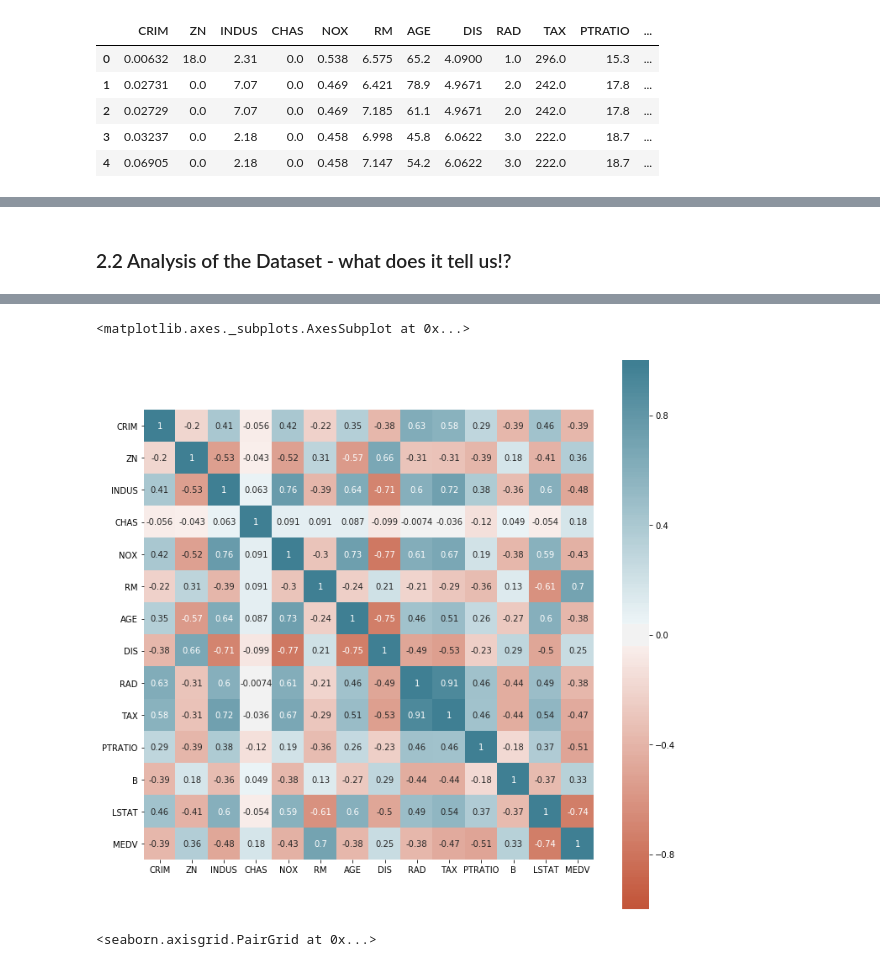
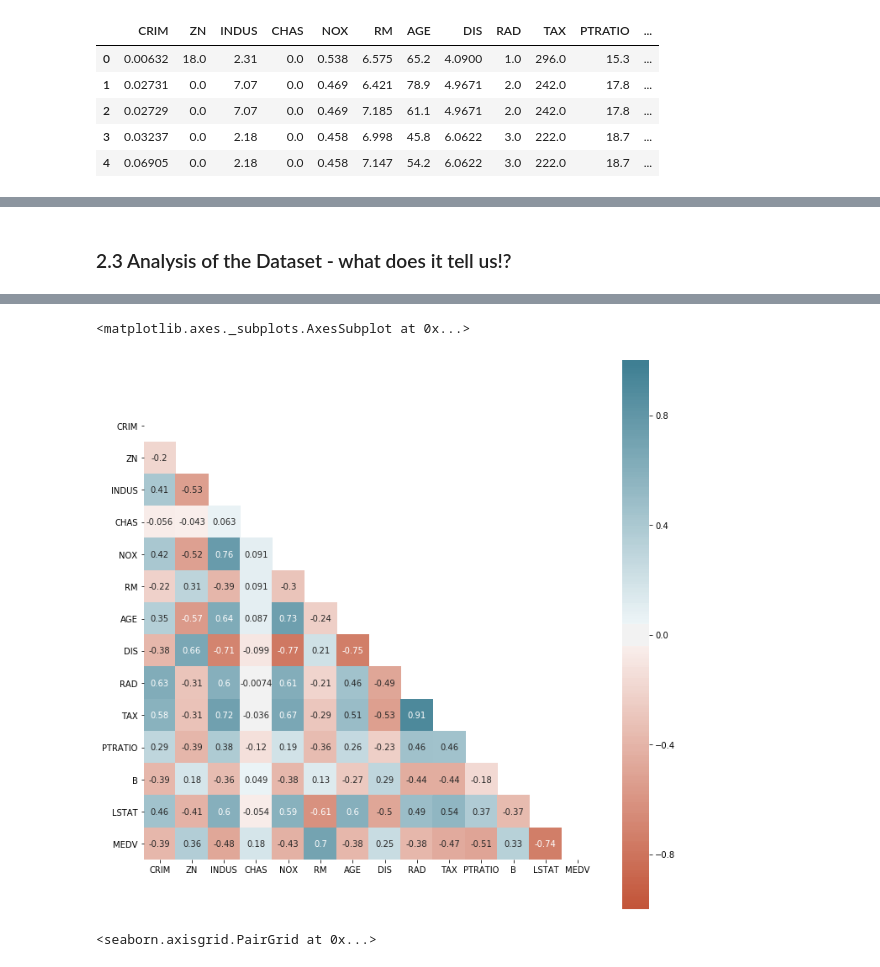
Before and after one commit to shkyler/gmit-mls-project, a Jupyter notebook: boston-housing.ipynb, the cells around one changed output, grey strips where cells are left out. Cells and saved outputs as stored; diff of their text form; code cells hidden in the pictures.

```diff
--- a/boston-housing.ipynb
+++ b/boston-housing.ipynb
@@ -85,5 +116,5 @@ Need a comment here about the target - research required - https://scikit-learn.
 # %% [markdown]
-### 2.2 Analysis of the Dataset - what does it tell us!?
+### 2.3 Analysis of the Dataset - what does it tell us!?
 # %%
 # describe the dataset
 df.describe(include='all')
@@ -100,16 +131,21 @@ df.describe(include='all')
 # %%
 
 # Resize the plotting window to make it easier to read (https://stackoverflow.com/questions/36367986/how-to-make-inline-plots-in-jupyter-notebook-larger)
 plt.rcParams['figure.figsize'] = [12, 12]
 # define the correlations between the data columns in the set
 # https://pandas.pydata.org/pandas-docs/stable/reference/api/pandas.DataFrame.corr.html
 corr = df.corr()
 
+# mask the data set to only avoid duplication
+# http://seaborn.pydata.org/generated/seaborn.heatmap.html
+mask = np.zeros_like(corr)
+mask[np.triu_indices_from(mask)] = True
+
 # heatmap - https://seaborn.pydata.org/generated/seaborn.heatmap.html
-sns.heatmap(corr, vmin=-1, vmax=1, center=0,cmap=sns.diverging_palette(20, 220, n=200), square=True, annot=True)
+sns.heatmap(corr, vmin=-1, vmax=1, center=0,cmap=sns.diverging_palette(20, 220, n=200), square=True, mask=mask, annot=True)
 # %% [output]
 <matplotlib.axes._subplots.AxesSubplot at 0x...>
-[figure, old version]
+[figure, new version]
 # %%
 # pair plot to visualise the correlations
 sns.pairplot(df, hue='CHAS')
```
Also changed, not shown: parts of 9 cells of this notebook.
